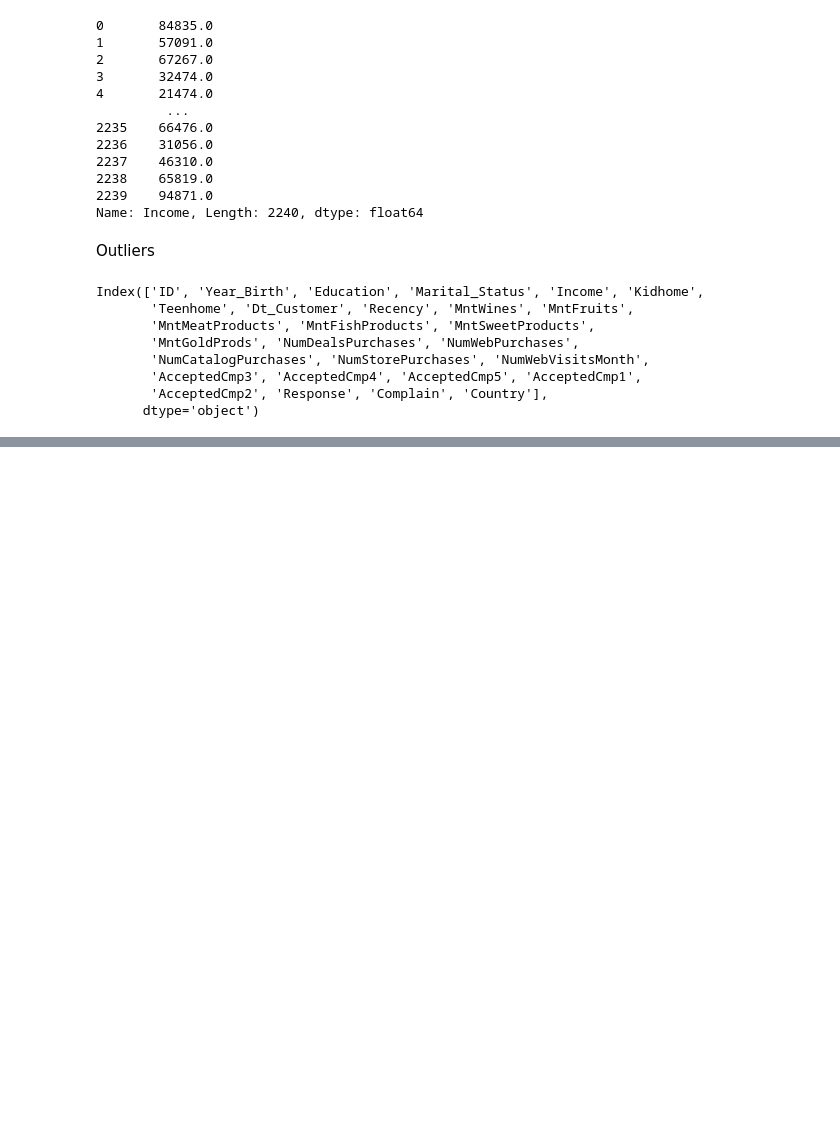
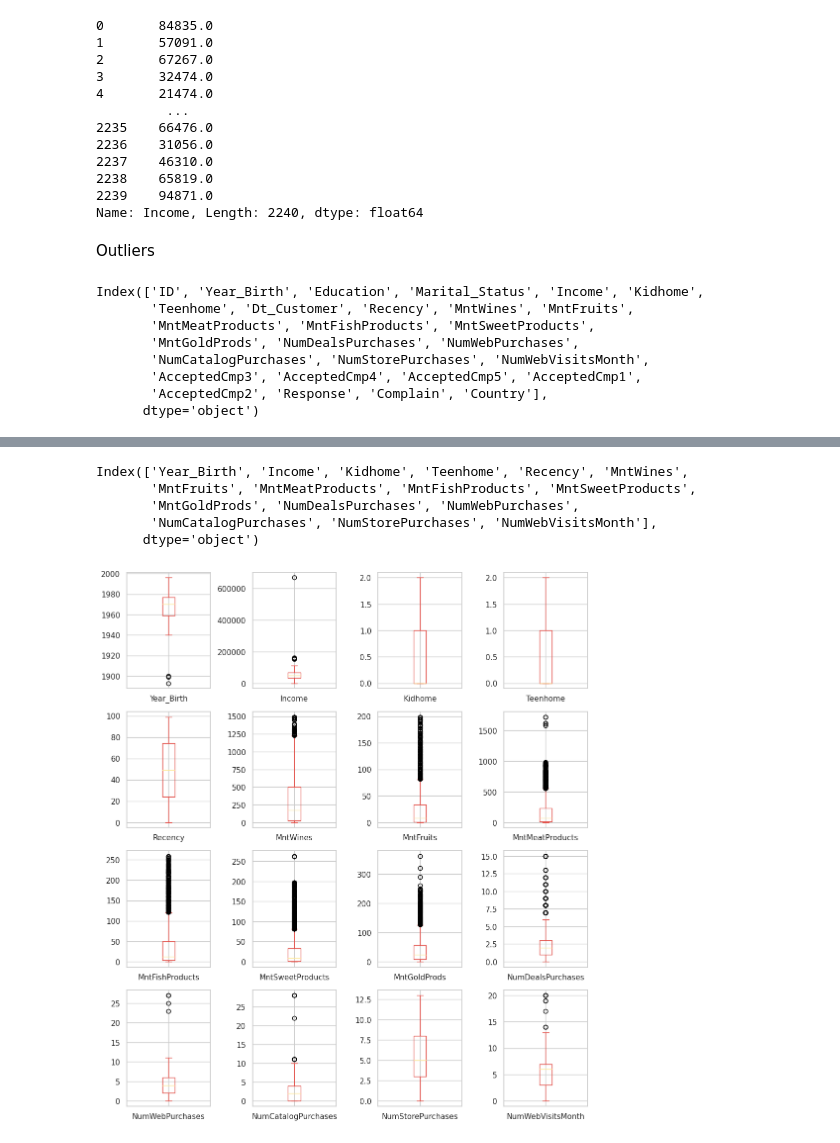
Before and after one commit to byancharizka/Marketing-Analytics-iFood, a Jupyter notebook: marketing_analytics.ipynb, the cells around one changed output, grey strips where cells are left out. Cells and saved outputs as stored; diff of their text form; code cells hidden in the pictures; blank space fills up the shorter version.

Commit message:
Data Insights - Purchases

```diff
--- a/marketing_analytics.ipynb
+++ b/marketing_analytics.ipynb
@@ -279,0 +297,16 @@ df_to_plot
+# %%
+# Menghapus kolom yang tidak diperlukan
+df_to_plot.drop(columns=['ID','AcceptedCmp3', 'AcceptedCmp4', 'AcceptedCmp5', 'AcceptedCmp1',
+       'AcceptedCmp2', 'Response', 'Complain'], inplace = True)
+df_to_plot.columns
+# %% [output]
+Index(['Year_Birth', 'Income', 'Kidhome', 'Teenhome', 'Recency', 'MntWines',
+       'MntFruits', 'MntMeatProducts', 'MntFishProducts', 'MntSweetProducts',
+       'MntGoldProds', 'NumDealsPurchases', 'NumWebPurchases',
+       'NumCatalogPurchases', 'NumStorePurchases', 'NumWebVisitsMonth'],
+      dtype='object')
+# %%
+df_to_plot.plot(subplots = True, layout = (4,4), kind = 'box', figsize = (12,14))
+plt.subplots_adjust(wspace = 0.5)
+# %% [output]
+[figure, added]
```
Also changed, not shown: parts of 55 cells of this notebook.
